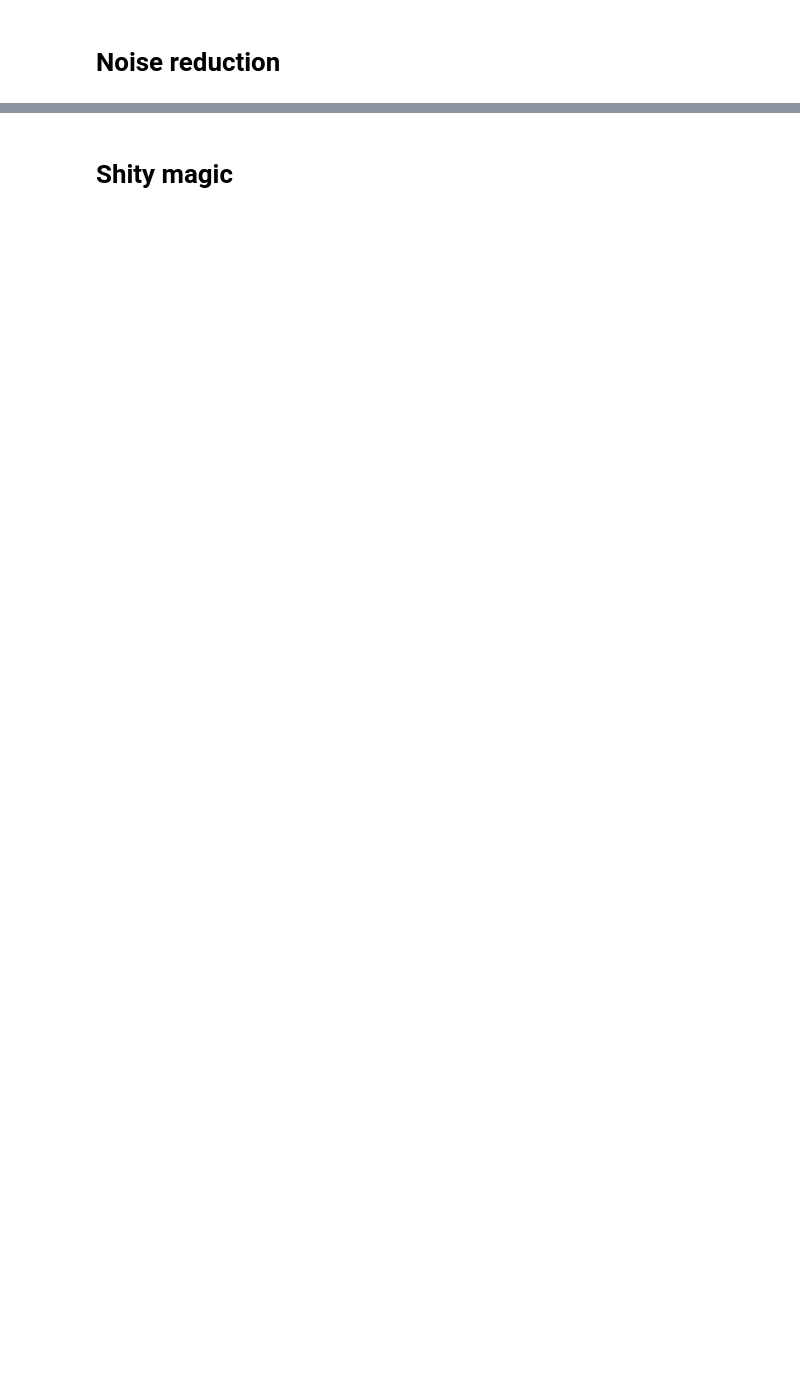
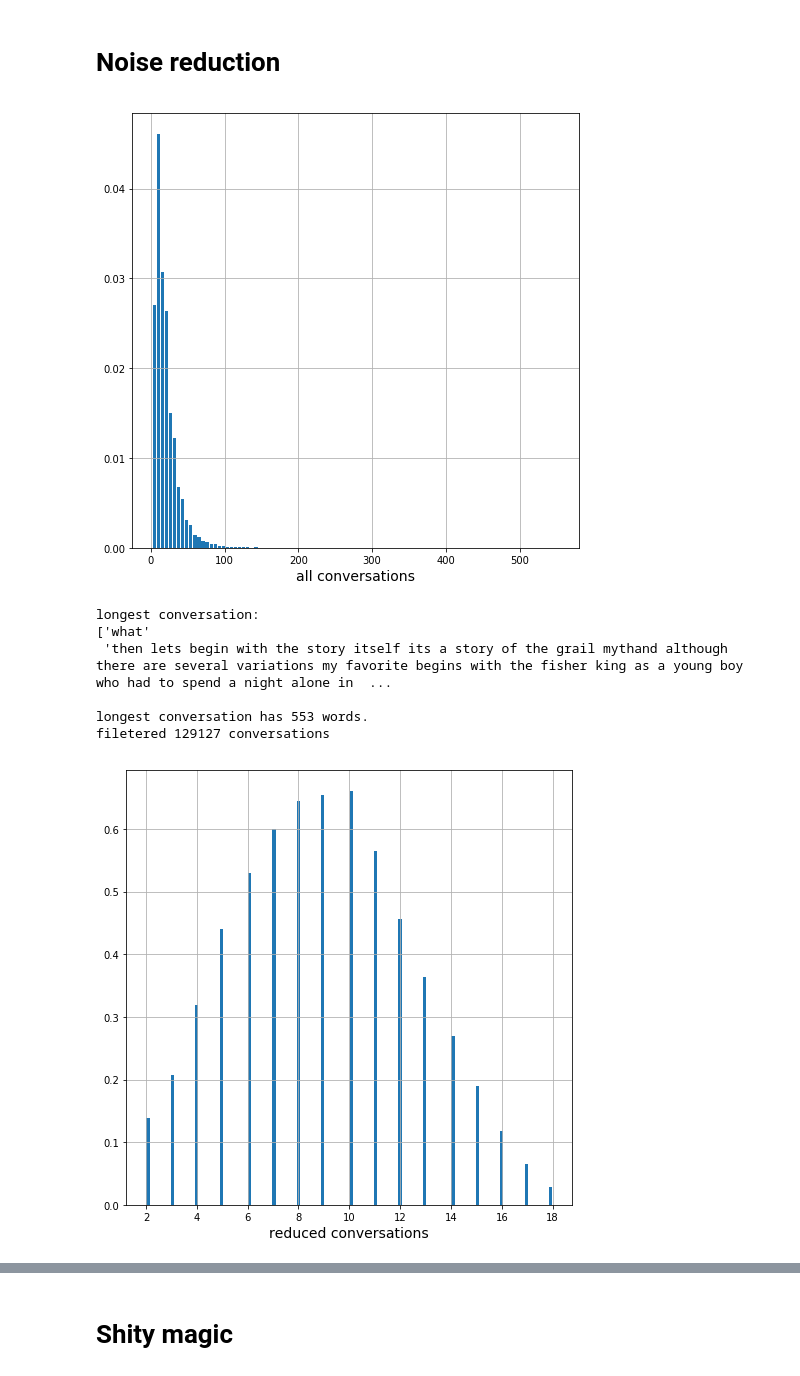
Before and after one commit to MartinBrisiak/seq2seq, a Jupyter notebook: seq2seq.ipynb, the cells around one changed output, grey strips where cells are left out. Drawn from its saved outputs; the diff is of its cells as text; code cells hidden in the pictures; blank space fills up the shorter version.

```diff
--- a/seq2seq.ipynb
+++ b/seq2seq.ipynb
@@ -99,26 +153,38 @@ for i in range(10):
 # %%
 hist, edges  = np.histogram([len(question.split(' ')) + len(answer.split(' ')) for question, answer in conversations_pairs], density=True, bins=100)
 center = (edges[:-1] + edges[1:]) / 2
 f, ax = plt.subplots(figsize=(8, 8))
 plt.xlabel('all conversations', fontsize=14)
 plt.bar(center, hist, align='center', width=(edges[1] - edges[0]) * .8)
 plt.grid()
 plt.show()
 
 longest_converastion = conversations_pairs[np.array([len(question.split(' ')) + len(answer.split(' ')) for question, answer in conversations_pairs]).argmax()]
 print("longest conversation: \n{}\n".format(longest_converastion))
 print("longest conversation has {} words.".format(len(longest_converastion[0].split(' ')) + len(longest_converastion[1].split(' '))))
 max_sentence_lenght = 10  # maximum alowed converastion lenght in words
 clensed_conversations = np.array([conversation_pair for conversation_pair in conversations_pairs  if len(conversation_pair[0].split(' ')) < max_sentence_lenght and len(conversation_pair[1].split(' '))  < max_sentence_lenght ])
 print("filetered {} conversations\n".format(len(conversations_pairs) - len(clensed_conversations)))
 
 hist, edges  = np.histogram([len(question.split(' ')) + len(answer.split(' ')) for question, answer in clensed_conversations], density=True, bins=100)
 center = (edges[:-1] + edges[1:]) / 2
 f, ax = plt.subplots(figsize=(8, 8))
 plt.bar(center, hist, align='center', width=(edges[1] - edges[0]) * .8)
 plt.xlabel('reduced conversations', fontsize=14)
 plt.grid()
 plt.show()
 longest_converastion = clensed_conversations[np.array([len(question.split(' ')) + len(answer.split(' ')) for question, answer in clensed_conversations]).argmax()]
 print("longest conversation in reduce dataset: \n{}\n".format(longest_converastion))
 print("longest conversation in reduce dataset has {} words.".format(len(longest_converastion[0].split(' ')) + len(longest_converastion[1].split(' '))))
+
+del paired_conversations_agg
+del conversations_pairs
+# %% [output]
+[figure, added]
+longest conversation:
+['what'
+ 'then lets begin with the story itself its a story of the grail mythand although there are several variations my favorite begins with the fisher king as a young boy who had to spend a night alone in  ...
+
+longest conversation has 553 words.
+filetered 129127 conversations
+[figure, added]
```
Also changed, not shown: parts of 9 cells of this notebook.
